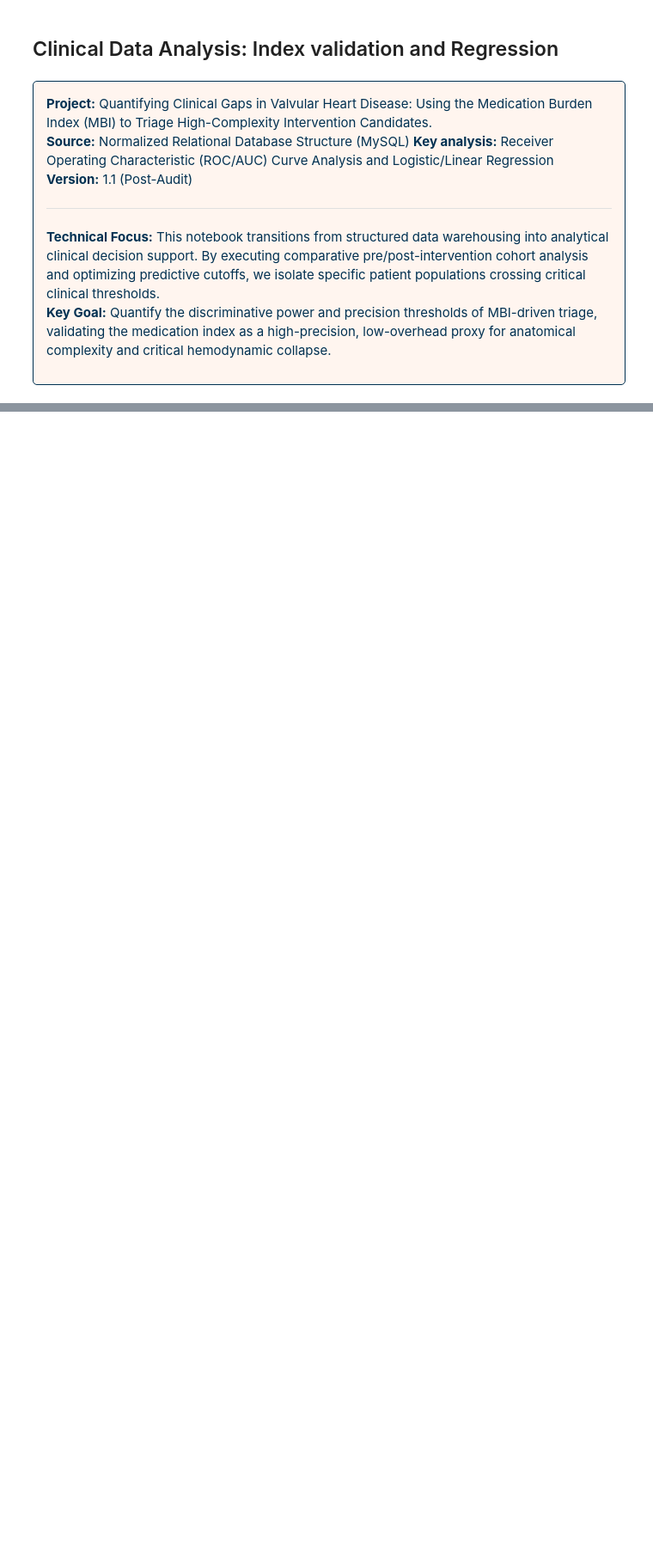
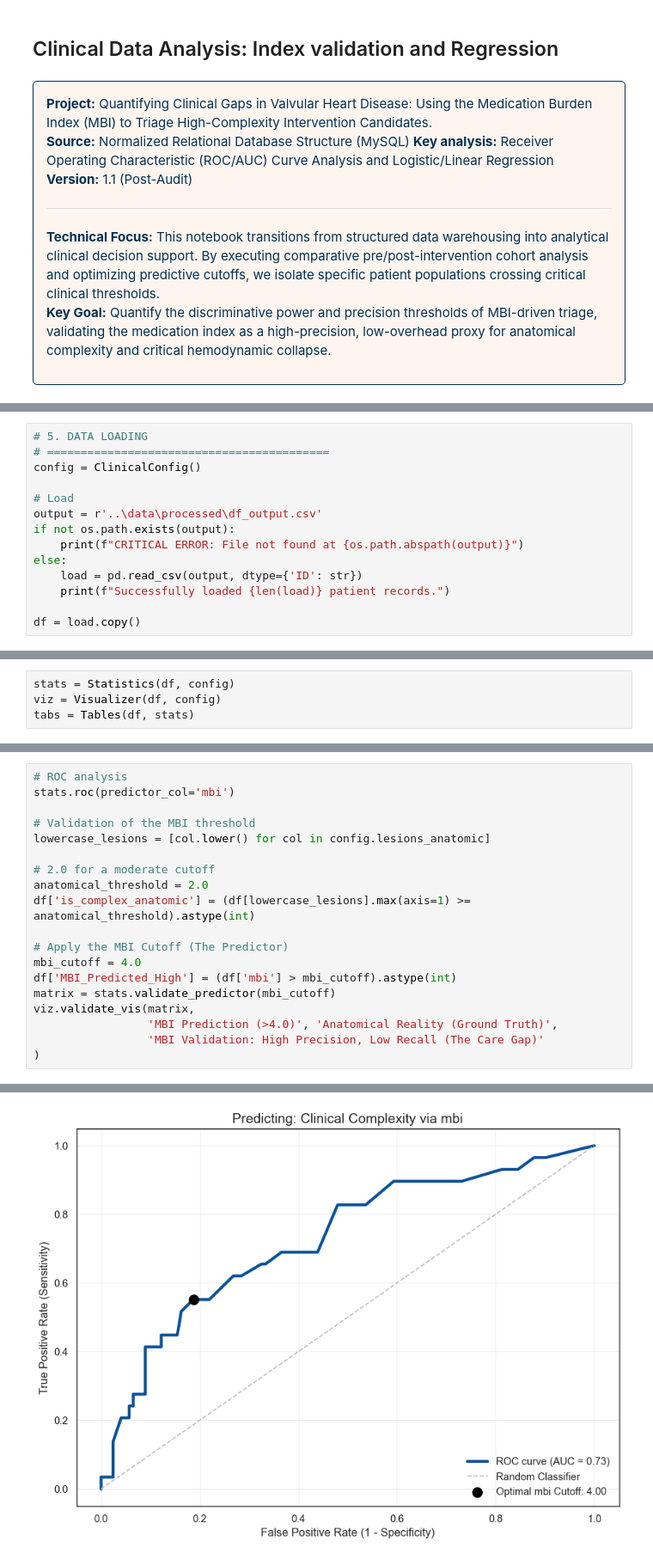
Before and after one commit to enaromd/Cardio-MBI-Triage-Engine, a Jupyter notebook: notebooks/03_analysis.ipynb, the cells around one changed output, grey strips where cells are left out. Shown at 86% size. Saved outputs shown, nothing was run; the diff lists cells and outputs as text; blank space fills up the shorter version.

Commit message:
03_analysis.ipynb: 1.0 iteration

```diff
--- a/notebooks/03_analysis.ipynb
+++ b/notebooks/03_analysis.ipynb
@@ -36,0 +629,14 @@ import matplotlib.pyplot as plt
+# %%
+# 5. DATA LOADING
+# ==========================================
+config = ClinicalConfig()
+
+# Load
+output = r'..\data\processed\df_output.csv'
+if not os.path.exists(output):
+    print(f"CRITICAL ERROR: File not found at {os.path.abspath(output)}")
+else:
+    load = pd.read_csv(output, dtype={'ID': str})
+    print(f"Successfully loaded {len(load)} patient records.")
+
+df = load.copy()
@@ -36,0 +645,4 @@ import matplotlib.pyplot as plt
+# %%
+stats = Statistics(df, config)
+viz = Visualizer(df, config)
+tabs = Tables(df, stats)
@@ -36,0 +658,20 @@ import matplotlib.pyplot as plt
+# %%
+# ROC analysis
+stats.roc(predictor_col='mbi')
+
+# Validation of the MBI threshold
+lowercase_lesions = [col.lower() for col in config.lesions_anatomic]
+
+# 2.0 for a moderate cutoff
+anatomical_threshold = 2.0
+df['is_complex_anatomic'] = (df[lowercase_lesions].max(axis=1) >= anatomical_threshold).astype(int)
+
+# Apply the MBI Cutoff (The Predictor)
+mbi_cutoff = 4.0
+df['MBI_Predicted_High'] = (df['mbi'] > mbi_cutoff).astype(int)
+matrix = stats.validate_predictor(mbi_cutoff)
+viz.validate_vis(matrix,
+                 'MBI Prediction (>4.0)', 'Anatomical Reality (Ground Truth)',
+                 'MBI Validation: High Precision, Low Recall (The Care Gap)'
+)
+# %% [output]
@@ -36,0 +680 @@ import matplotlib.pyplot as plt
+[figure, added]
```
Also changed, not shown: parts of 31 cells of this notebook, 10 other files.
